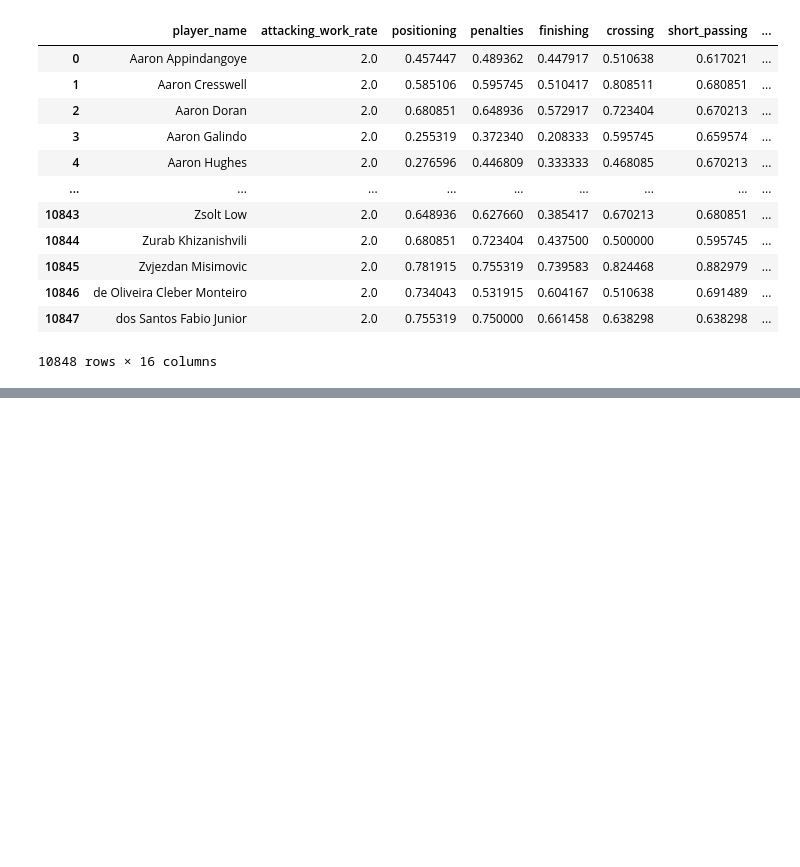
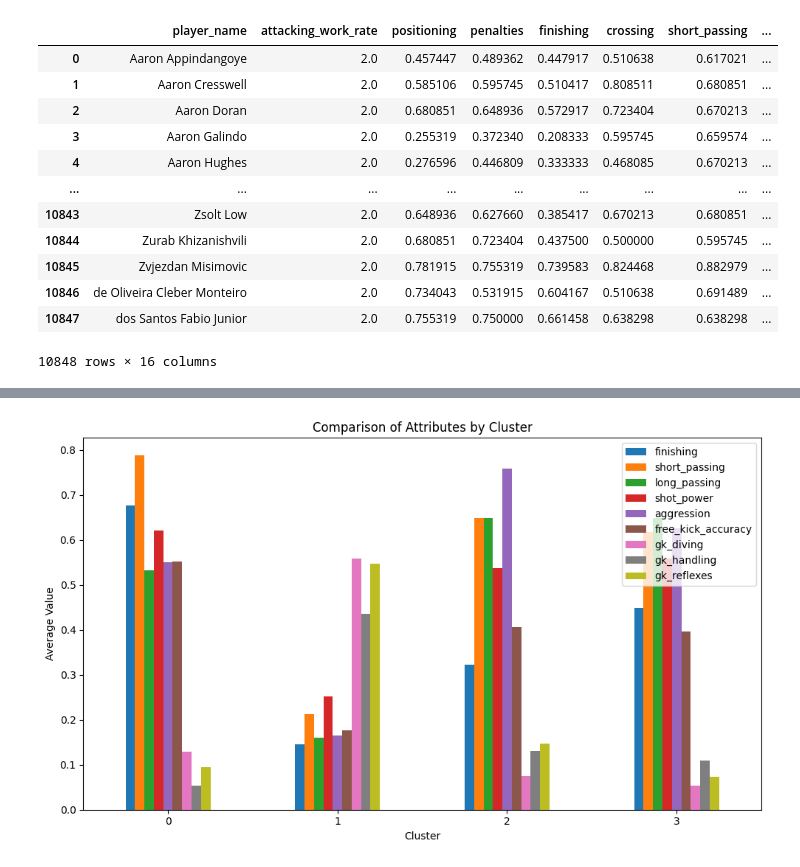
Before and after one commit to rahiqi-al/football-_clustering, a Jupyter notebook: player_cluster.ipynb, the cells around one changed output, grey strips where cells are left out. Drawn from its saved outputs; the diff is of its cells as text; code cells hidden in the pictures; blank space fills up the shorter version.

```diff
--- a/player_cluster.ipynb
+++ b/player_cluster.ipynb
@@ -134,0 +125,12 @@ plt.show()
+# %%
+def return_first_row(group):
+    return group.iloc[0]
+
+
+df_features = check_df.drop(columns=['player_name'])
+
+
+cluster_means = df_features.groupby('clusters').apply(return_first_row).reset_index(drop=True)
+display (cluster_means)
+
+cluster_means = cluster_means[[ 'finishing', 'short_passing', 'long_passing', 'shot_power', 'aggression', 'free_kick_accuracy', 'gk_diving','gk_handling','gk_reflexes']]
@@ -134,0 +143,12 @@ plt.show()
+# %%
+cluster_means.plot(kind='bar', figsize=(10, 6))
+
+plt.title('Comparison of Attributes by Cluster')
+plt.xlabel('Cluster')
+plt.ylabel('Average Value')
+plt.xticks(rotation=0)
+
+plt.tight_layout()
+plt.show()
+# %% [output]
+[figure, added]
```
Also changed, not shown: parts of 10 cells of this notebook, 1 other file.
